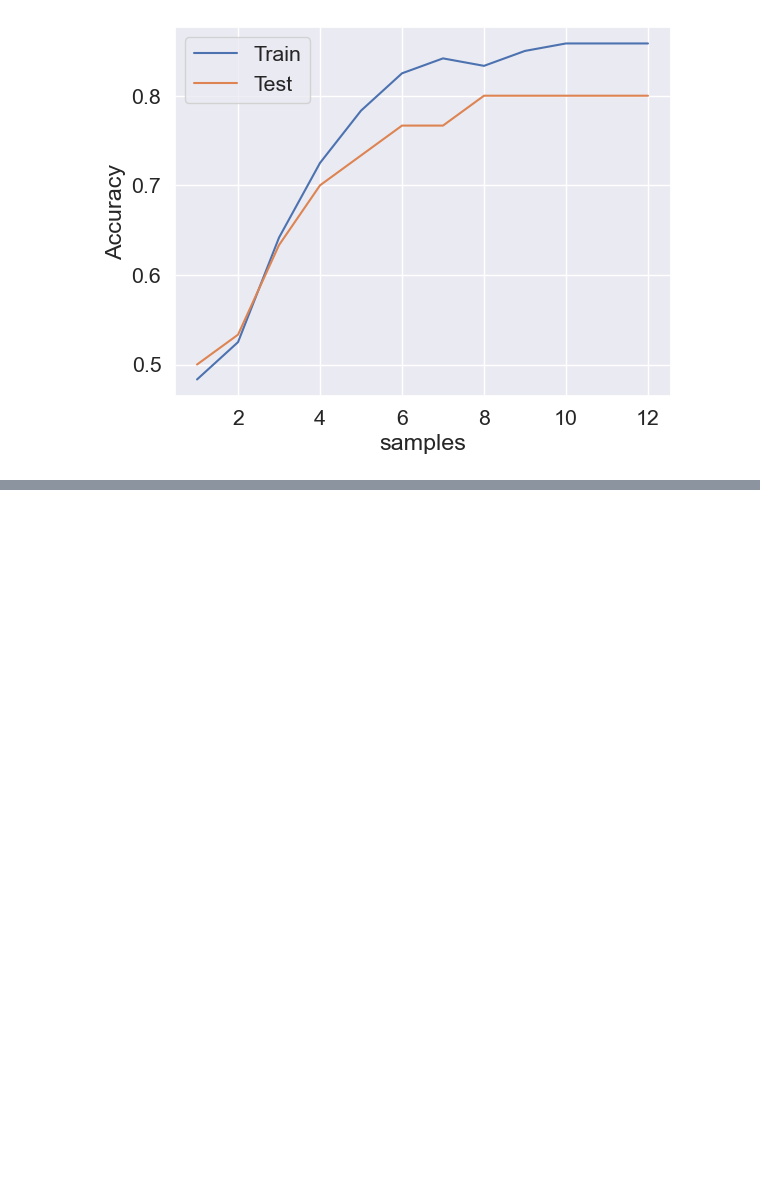
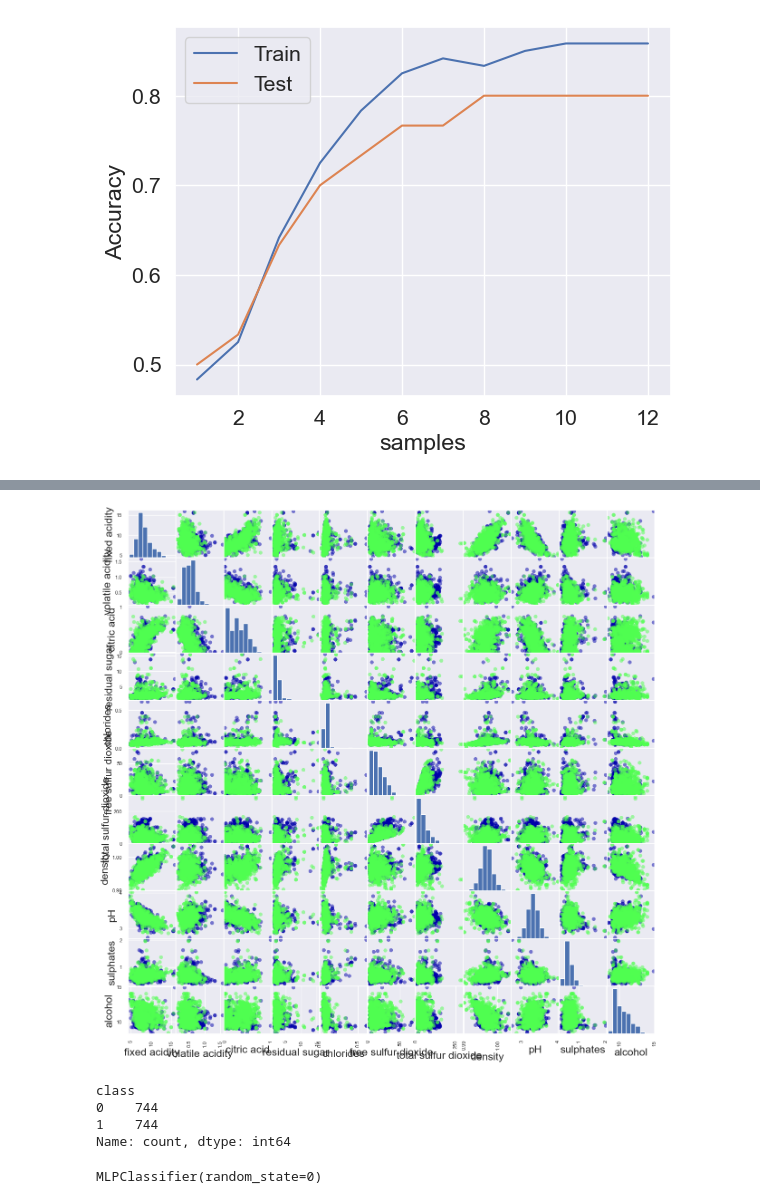
Before and after one commit to wonyounging/3rd_Part, a Jupyter notebook: 230718/4.손실함수.ipynb, the cells around one changed output, grey strips where cells are left out. Drawn from its saved outputs; the diff is of its cells as text; code cells hidden in the pictures; blank space fills up the shorter version.

```diff
--- a/230718/4.손실함수.ipynb
+++ b/230718/4.손실함수.ipynb
@@ -552,0 +557,6 @@ plt.legend()
+# %%
+import pandas as pd
+
+df = pd.read_csv("C:/workspace3/data/wine/wine_new.csv")
+
+df.head()
@@ -552,0 +570,29 @@ plt.legend()
+# %%
+train_cols = df.columns[0:11]  #0~10 필드
+
+X = df[train_cols] # 독립변수
+y = df["class"]
+# %%
+import mglearn
+import matplotlib.pyplot as plt
+
+pd.plotting.scatter_matrix(X,c=y,figsize=(15,15),marker='o',cmap=mglearn.cm3)
+plt.show()
+# %% [output]
+[figure, added]
+# %%
+#언더샘플링
+from imblearn.under_sampling import RandomUnderSampler
+
+X_sample, y_sample = RandomUnderSampler(random_state=0).fit_resample(X, y)
+
+X_samp = pd.DataFrame(data=X_sample,columns=train_cols )
+y_samp = pd.DataFrame(data=y_sample,columns=['class'])
+
+df2=pd.concat([X_samp,y_samp],axis=1)
+df2["class"].value_counts()
+# %% [output]
+class
+0    744
+1    744
+Name: count, dtype: int64
@@ -552,0 +606,7 @@ plt.legend()
+# %%
+from sklearn.neural_network import MLPClassifier
+
+model = MLPClassifier(random_state=0)
+model.fit(X_train, y_train)
+# %% [output]
+MLPClassifier(random_state=0)
```
Also changed, not shown: parts of 22 cells of this notebook, 3 other files.
